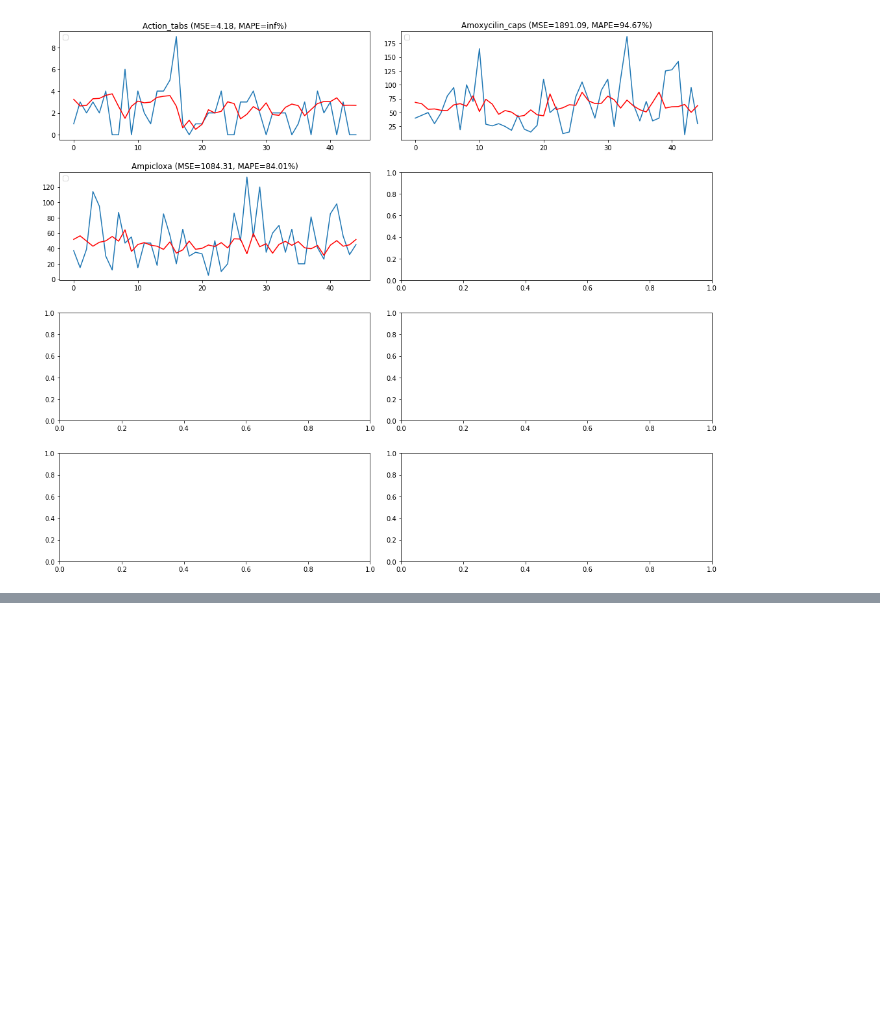
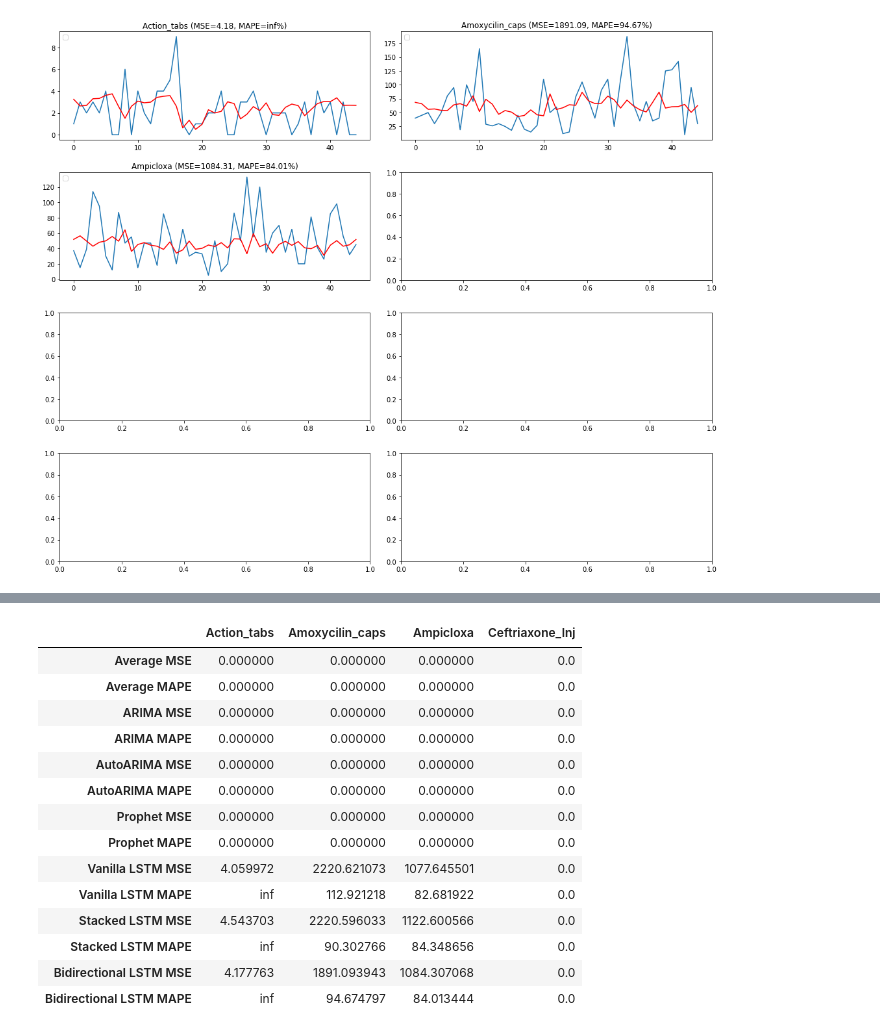
Before and after one commit to KakoozaJerry/Excel, a Jupyter notebook: Untitled8.ipynb, the cells around one changed output, grey strips where cells are left out. Saved outputs shown, nothing was run; the diff lists cells and outputs as text; code cells hidden in the pictures; blank space fills up the shorter version.

```diff
--- a/Untitled8.ipynb
+++ b/Untitled8.ipynb
@@ -801,0 +817,19 @@ plt.show()
+# %%
+from IPython.display import display, HTML
+display(HTML(resultsLongtermdf.to_html()))
+# %% [output]
+|  | Action_tabs | Amoxycilin_caps | Ampicloxa | Ceftriaxone_Inj |
+| Average MSE | 0.000000 | 0.000000 | 0.000000 | 0.0 |
+| Average MAPE | 0.000000 | 0.000000 | 0.000000 | 0.0 |
+| ARIMA MSE | 0.000000 | 0.000000 | 0.000000 | 0.0 |
+| ARIMA MAPE | 0.000000 | 0.000000 | 0.000000 | 0.0 |
+| AutoARIMA MSE | 0.000000 | 0.000000 | 0.000000 | 0.0 |
+| AutoARIMA MAPE | 0.000000 | 0.000000 | 0.000000 | 0.0 |
+| Prophet MSE | 0.000000 | 0.000000 | 0.000000 | 0.0 |
+| Prophet MAPE | 0.000000 | 0.000000 | 0.000000 | 0.0 |
+| Vanilla LSTM MSE | 4.059972 | 2220.621073 | 1077.645501 | 0.0 |
+| Vanilla LSTM MAPE | inf | 112.921218 | 82.681922 | 0.0 |
+| Stacked LSTM MSE | 4.543703 | 2220.596033 | 1122.600566 | 0.0 |
+| Stacked LSTM MAPE | inf | 90.302766 | 84.348656 | 0.0 |
+| Bidirectional LSTM MSE | 4.177763 | 1891.093943 | 1084.307068 | 0.0 |
+| Bidirectional LSTM MAPE | inf | 94.674797 | 84.013444 | 0.0 |
```
Also changed, not shown: parts of 1 cell of this notebook.
